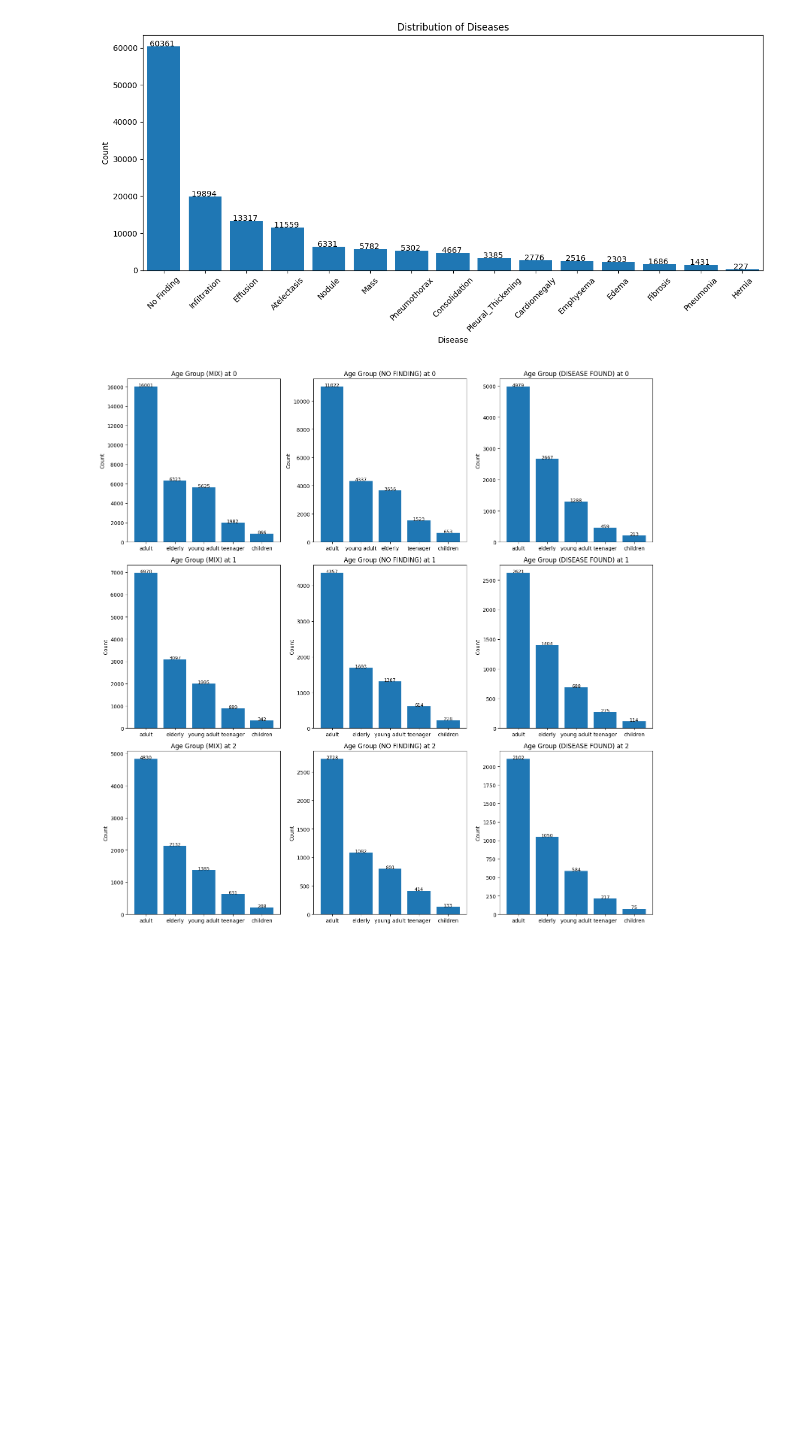
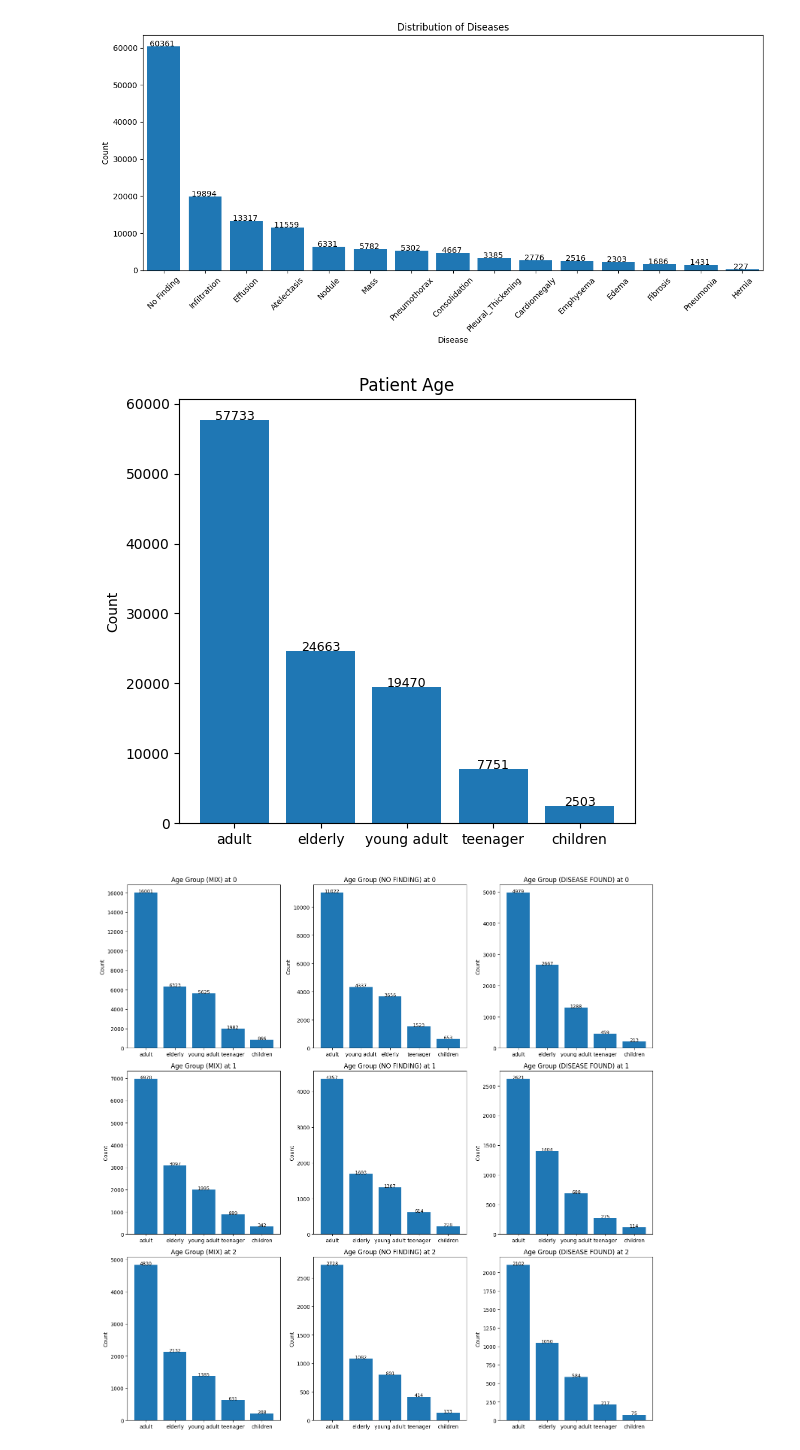
Before and after one commit to abdubakr77/chest-xray-multilabel-classification, a Jupyter notebook: notebooks/01_EDA.ipynb, the cells around one changed output. Drawn from its saved outputs; the diff is of its cells as text; code cells hidden in the pictures; blank space fills up the shorter version.

```diff
--- a/notebooks/01_EDA.ipynb
+++ b/notebooks/01_EDA.ipynb
@@ -359,3 +354,7 @@ all_data , all_titles = FilterByFollowUp(3)
+# %%
+Show_Counts([df["Patient Age"].apply(lambda x: set_age_group(x))],df)
+# %% [output]
+[figure, added]
 # %%
 Show_Counts(all_data,df,all_titles)
 # %% [output]
```
Also changed, not shown: parts of 16 cells of this notebook.
